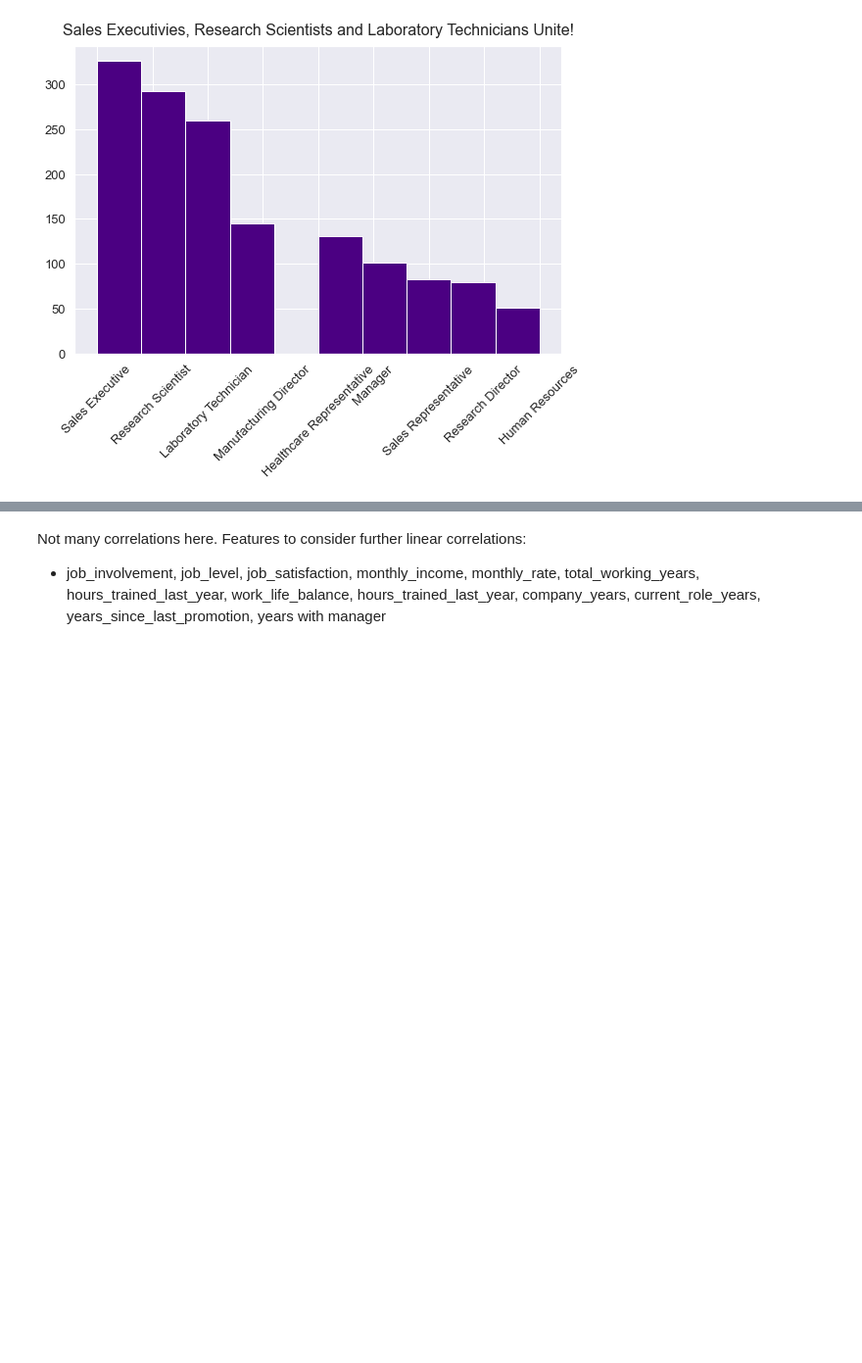
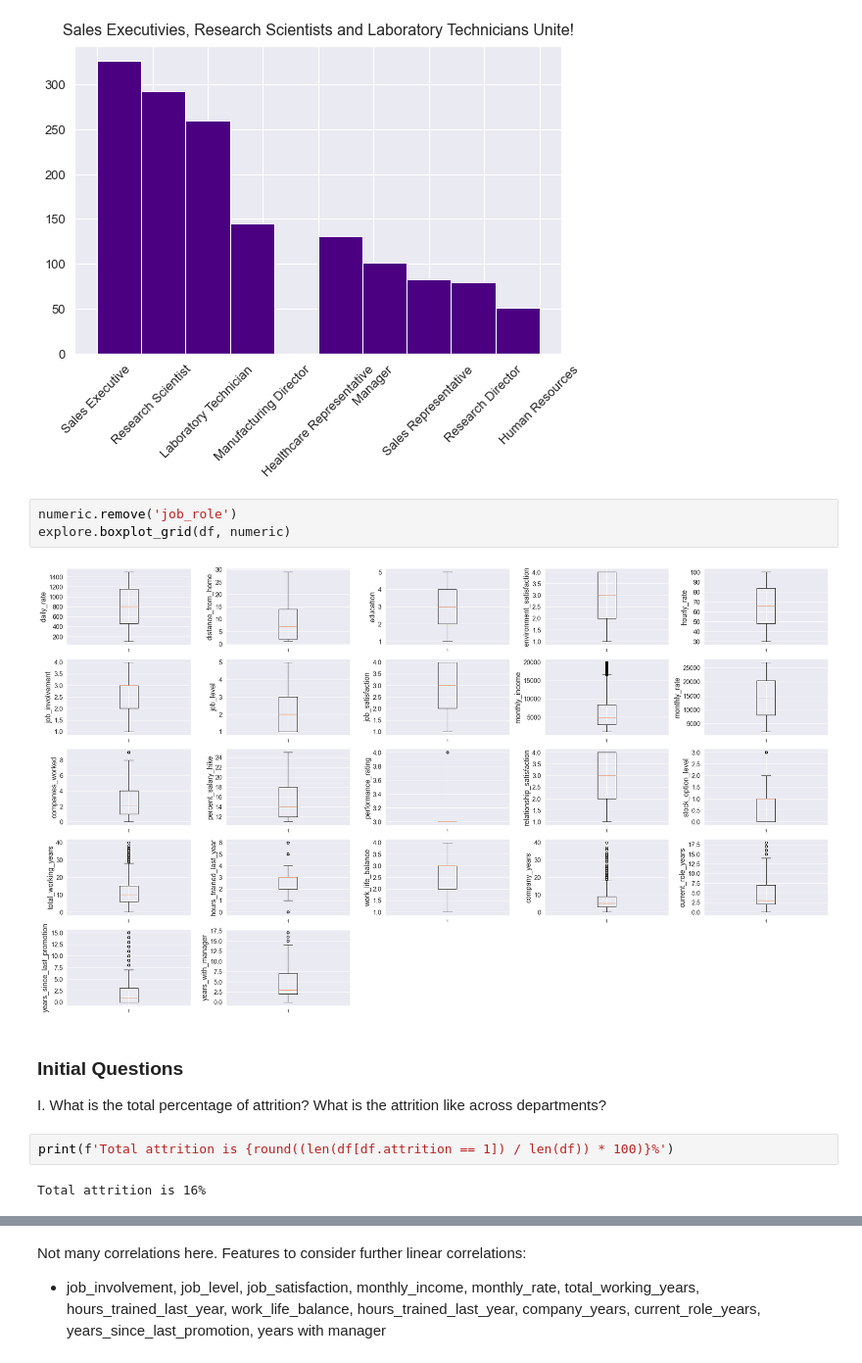
Before and after one commit to masonsherbondy/Individual-Project, a Jupyter notebook: workbook.ipynb, the cells around one changed output, grey strips where cells are left out. Shown: that part at 98% size. Cells and saved outputs as stored; diff of their text form; blank space fills up the shorter version.

Commit message:
fix boxplot

```diff
--- a/workbook.ipynb
+++ b/workbook.ipynb
@@ -625,3 +619,15 @@ plt.yticks(size = 13)
 plt.title('Sales Executivies, Research Scientists and Laboratory Technicians Unite!', size = 16, pad = 11);
 # %% [output]
 [figure]
+# %%
+numeric.remove('job_role')
+explore.boxplot_grid(df, numeric)
+# %% [output]
+[figure, added]
+# %% [markdown]
+### Initial Questions
+I. What is the total percentage of attrition? What is the attrition like across departments?
+# %%
+print(f'Total attrition is {round((len(df[df.attrition == 1]) / len(df)) * 100)}%')
+# %% [output]
+Total attrition is 16%
```
Also changed, not shown: parts of 11 cells of this notebook.
